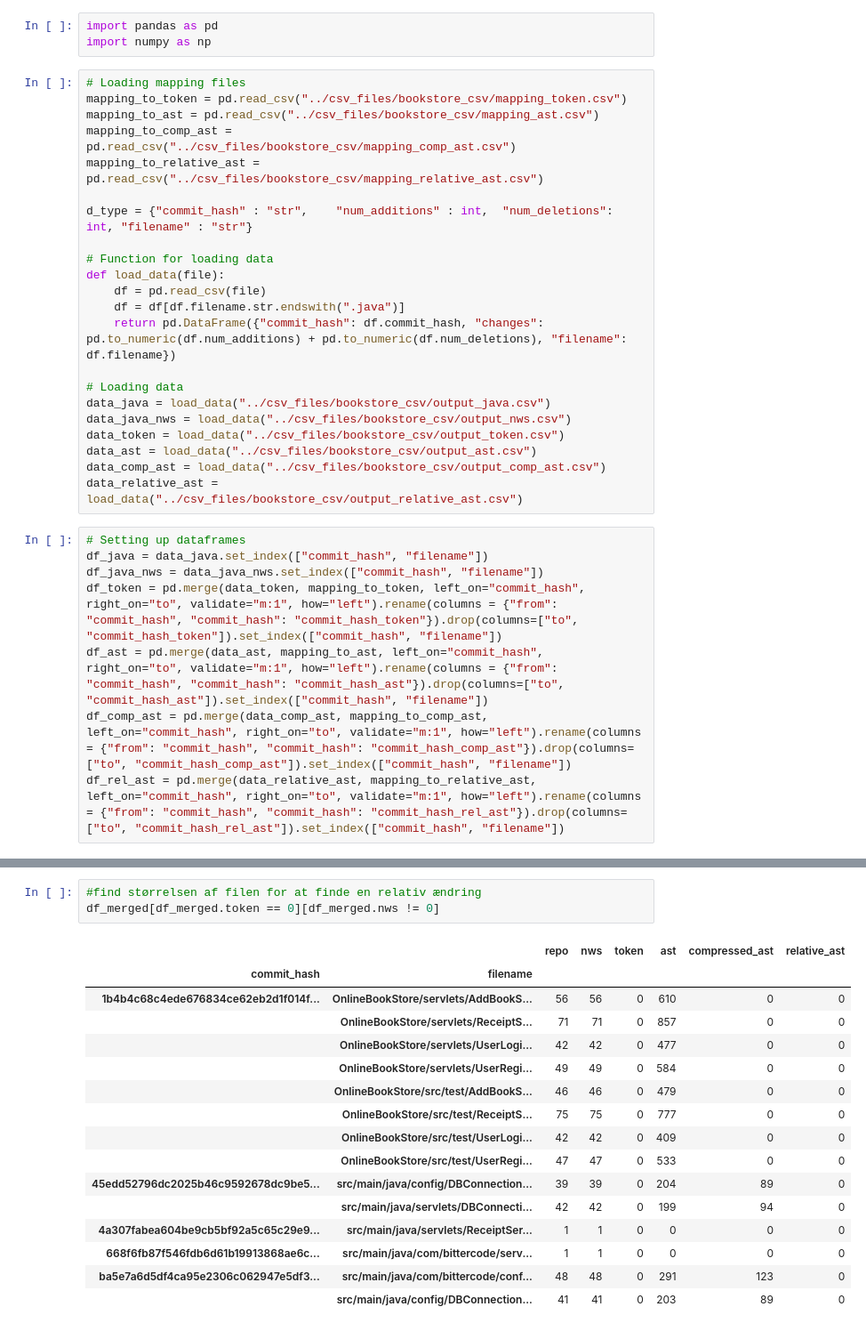
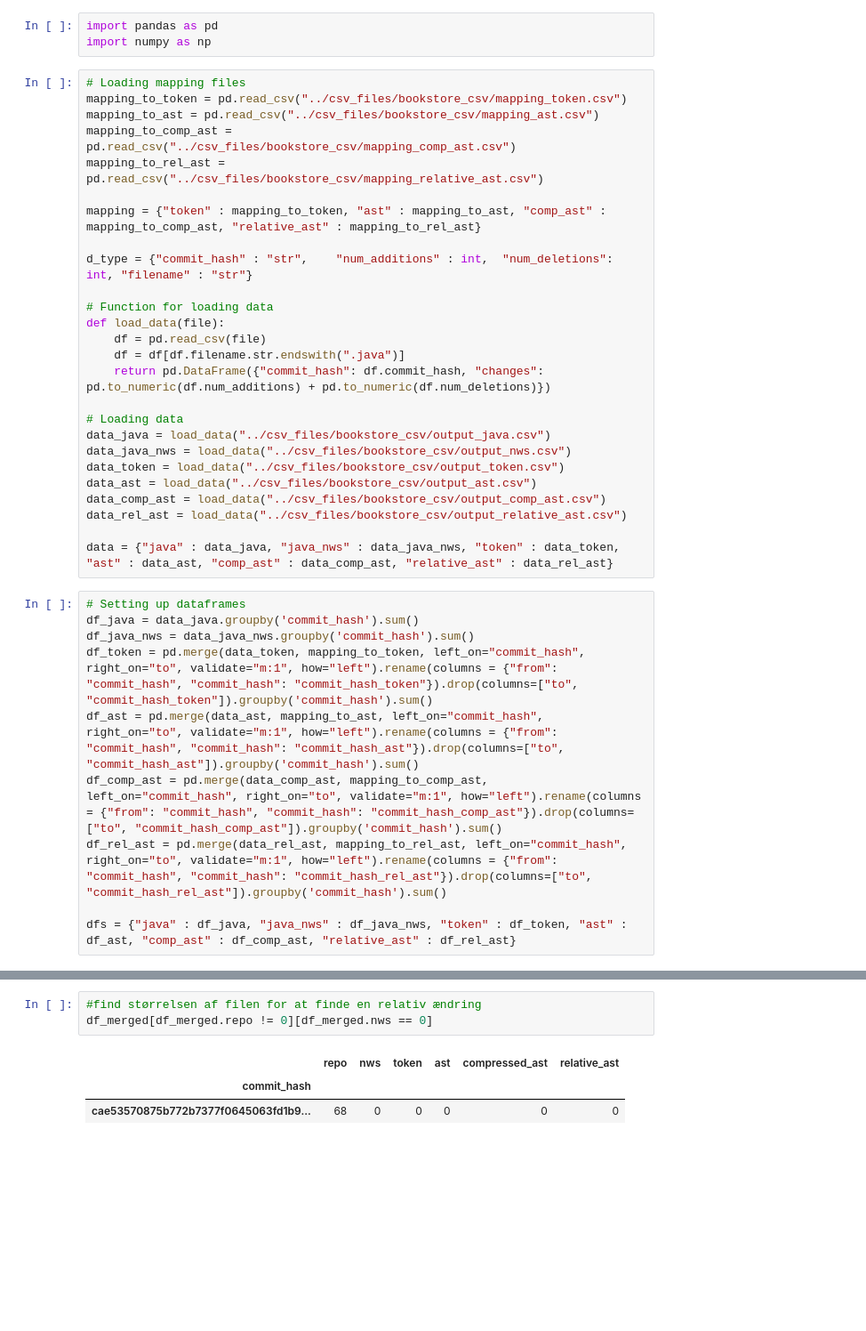
Before and after one commit to lothbrokq/formast, a Jupyter notebook: eval/evaluation.ipynb, the cells around one changed output, grey strips where cells are left out. Shown: that part at 89% size. Cells and saved outputs as stored; diff of their text form; blank space fills up the shorter version.

```diff
--- a/eval/evaluation.ipynb
+++ b/eval/evaluation.ipynb
@@ -6,7 +6,9 @@ import numpy as np
 mapping_to_token = pd.read_csv("../csv_files/bookstore_csv/mapping_token.csv")
 mapping_to_ast = pd.read_csv("../csv_files/bookstore_csv/mapping_ast.csv")
 mapping_to_comp_ast = pd.read_csv("../csv_files/bookstore_csv/mapping_comp_ast.csv")
-mapping_to_relative_ast = pd.read_csv("../csv_files/bookstore_csv/mapping_relative_ast.csv")
+mapping_to_rel_ast = pd.read_csv("../csv_files/bookstore_csv/mapping_relative_ast.csv")
+
+mapping = {"token" : mapping_to_token, "ast" : mapping_to_ast, "comp_ast" : mapping_to_comp_ast, "relative_ast" : mapping_to_rel_ast}
 
 d_type = {"commit_hash" : "str", 	"num_additions" : int,	"num_deletions": int, "filename" : "str"}
 
@@ -14,7 +16,7 @@ d_type = {"commit_hash" : "str", 	"num_additions" : int,	"num_deletions": int, "
 def load_data(file):
     df = pd.read_csv(file)
     df = df[df.filename.str.endswith(".java")]
-    return pd.DataFrame({"commit_hash": df.commit_hash, "changes": pd.to_numeric(df.num_additions) + pd.to_numeric(df.num_deletions), "filename": df.filename})
+    return pd.DataFrame({"commit_hash": df.commit_hash, "changes": pd.to_numeric(df.num_additions) + pd.to_numeric(df.num_deletions)})
 
 # Loading data
 data_java = load_data("../csv_files/bookstore_csv/output_java.csv")
@@ -22,14 +24,18 @@ data_java_nws = load_data("../csv_files/bookstore_csv/output_nws.csv")
 data_token = load_data("../csv_files/bookstore_csv/output_token.csv")
 data_ast = load_data("../csv_files/bookstore_csv/output_ast.csv")
 data_comp_ast = load_data("../csv_files/bookstore_csv/output_comp_ast.csv")
-data_relative_ast = load_data("../csv_files/bookstore_csv/output_relative_ast.csv")
+data_rel_ast = load_data("../csv_files/bookstore_csv/output_relative_ast.csv")
+
+data = {"java" : data_java, "java_nws" : data_java_nws, "token" : data_token, "ast" : data_ast, "comp_ast" : data_comp_ast, "relative_ast" : data_rel_ast}
-# %%
-# Setting up dataframes
-df_java = data_java.set_index(["commit_hash", "filename"])
-df_java_nws = data_java_nws.set_index(["commit_hash", "filename"])
-df_token = pd.merge(data_token, mapping_to_token, left_on="commit_hash", right_on="to", validate="m:1", how="left").rename(columns = {"from": "commit_hash", "commit_hash": "commit_hash_token"}).drop(columns=["to", "commit_hash_token"]).set_index(["commit_hash", "filename"])
-df_ast = pd.merge(data_ast, mapping_to_ast, left_on="commit_hash", right_on="to", validate="m:1", how="left").rename(columns = {"from": "commit_hash", "commit_hash": "commit_hash_ast"}).drop(columns=["to", "commit_hash_ast"]).set_index(["commit_hash", "filename"])
-df_comp_ast = pd.merge(data_comp_ast, mapping_to_comp_ast, left_on="commit_hash", right_on="to", validate="m:1", how="left").rename(columns = {"from": "commit_hash", "commit_hash": "commit_hash_comp_ast"}).drop(columns=["to", "commit_hash_comp_ast"]).set_index(["commit_hash", "filename"])
-df_rel_ast = pd.merge(data_relative_ast, mapping_to_relative_ast, left_on="commit_hash", right_on="to", validate="m:1", how="left").rename(columns = {"from": "commit_hash", "commit_hash": "commit_hash_rel_ast"}).drop(columns=["to", "commit_hash_rel_ast"]).set_index(["commit_hash", "filename"])
+# %%
+# Setting up dataframes
+df_java = data_java.groupby('commit_hash').sum()
+df_java_nws = data_java_nws.groupby('commit_hash').sum()
+df_token = pd.merge(data_token, mapping_to_token, left_on="commit_hash", right_on="to", validate="m:1", how="left").rename(columns = {"from": "commit_hash", "commit_hash": "commit_hash_token"}).drop(columns=["to", "commit_hash_token"]).groupby('commit_hash').sum()
+df_ast = pd.merge(data_ast, mapping_to_ast, left_on="commit_hash", right_on="to", validate="m:1", how="left").rename(columns = {"from": "commit_hash", "commit_hash": "commit_hash_ast"}).drop(columns=["to", "commit_hash_ast"]).groupby('commit_hash').sum()
+df_comp_ast = pd.merge(data_comp_ast, mapping_to_comp_ast, left_on="commit_hash", right_on="to", validate="m:1", how="left").rename(columns = {"from": "commit_hash", "commit_hash": "commit_hash_comp_ast"}).drop(columns=["to", "commit_hash_comp_ast"]).groupby('commit_hash').sum()
+df_rel_ast = pd.merge(data_rel_ast, mapping_to_rel_ast, left_on="commit_hash", right_on="to", validate="m:1", how="left").rename(columns = {"from": "commit_hash", "commit_hash": "commit_hash_rel_ast"}).drop(columns=["to", "commit_hash_rel_ast"]).groupby('commit_hash').sum()
+
+dfs = {"java" : df_java, "java_nws" : df_java_nws, "token" : df_token, "ast" : df_ast, "comp_ast" : df_comp_ast, "relative_ast" : df_rel_ast}
 # %%
 def mergeall(**dfs):
@@ -84,23 +80,10 @@ df.cumsum().plot()
 # %%
 #find størrelsen af filen for at finde en relativ ændring
-df_merged[df_merged.token == 0][df_merged.nws != 0]
+df_merged[df_merged.repo != 0][df_merged.nws == 0]
 # %% [output]
-|  |  | repo | nws | token | ast | compressed_ast | relative_ast |
-| commit_hash | filename |  |  |  |  |  |  |
-| 1b4b4c68c4ede676834ce62eb2d1f014f... | OnlineBookStore/servlets/AddBookS... | 56 | 56 | 0 | 610 | 0 | 0 |
-|  | OnlineBookStore/servlets/ReceiptS... | 71 | 71 | 0 | 857 | 0 | 0 |
-|  | OnlineBookStore/servlets/UserLogi... | 42 | 42 | 0 | 477 | 0 | 0 |
-|  | OnlineBookStore/servlets/UserRegi... | 49 | 49 | 0 | 584 | 0 | 0 |
-|  | OnlineBookStore/src/test/AddBookS... | 46 | 46 | 0 | 479 | 0 | 0 |
-|  | OnlineBookStore/src/test/ReceiptS... | 75 | 75 | 0 | 777 | 0 | 0 |
-|  | OnlineBookStore/src/test/UserLogi... | 42 | 42 | 0 | 409 | 0 | 0 |
-|  | OnlineBookStore/src/test/UserRegi... | 47 | 47 | 0 | 533 | 0 | 0 |
-| 45edd52796dc2025b46c9592678dc9be5... | src/main/java/config/DBConnection... | 39 | 39 | 0 | 204 | 89 | 0 |
-|  | src/main/java/servlets/DBConnecti... | 42 | 42 | 0 | 199 | 94 | 0 |
-| 4a307fabea604be9cb5bf92a5c65c29e9... | src/main/java/servlets/ReceiptSer... | 1 | 1 | 0 | 0 | 0 | 0 |
-| 668f6fb87f546fdb6d61b19913868ae6c... | src/main/java/com/bittercode/serv... | 1 | 1 | 0 | 0 | 0 | 0 |
-| ba5e7a6d5df4ca95e2306c062947e5df3... | src/main/java/com/bittercode/conf... | 48 | 48 | 0 | 291 | 123 | 0 |
-|  | src/main/java/config/DBConnection... | 41 | 41 | 0 | 203 | 89 | 0 |
+|  | repo | nws | token | ast | compressed_ast | relative_ast |
+| commit_hash |  |  |  |  |  |  |
+| cae53570875b772b7377f0645063fd1b9... | 68 | 0 | 0 | 0 | 0 | 0 |
 # %%
 # from collections import deque
 # from tree_sitter import Language, Parser
```
Also changed, not shown: parts of 13 cells of this notebook, 3 other files.
